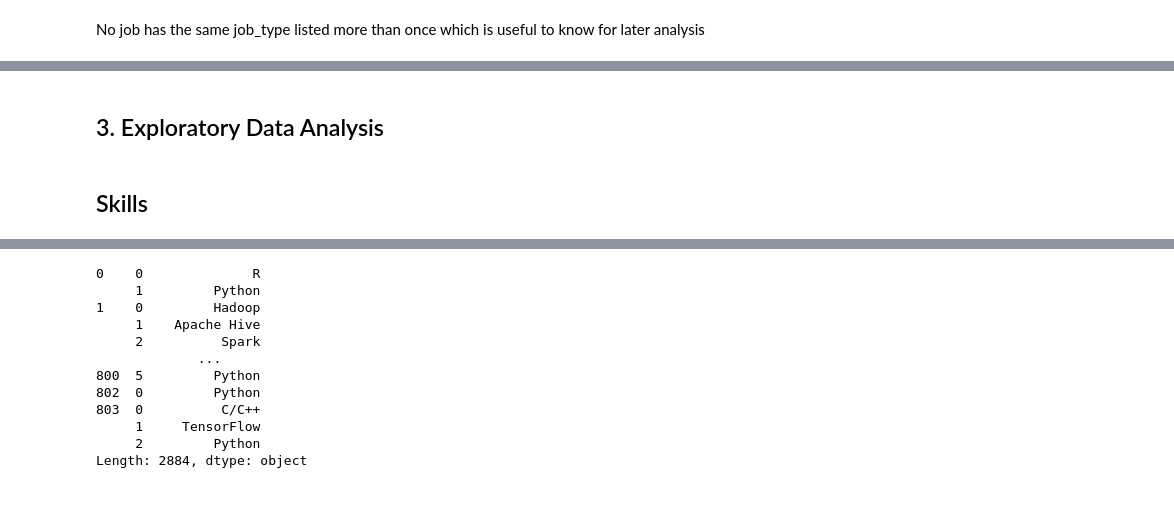
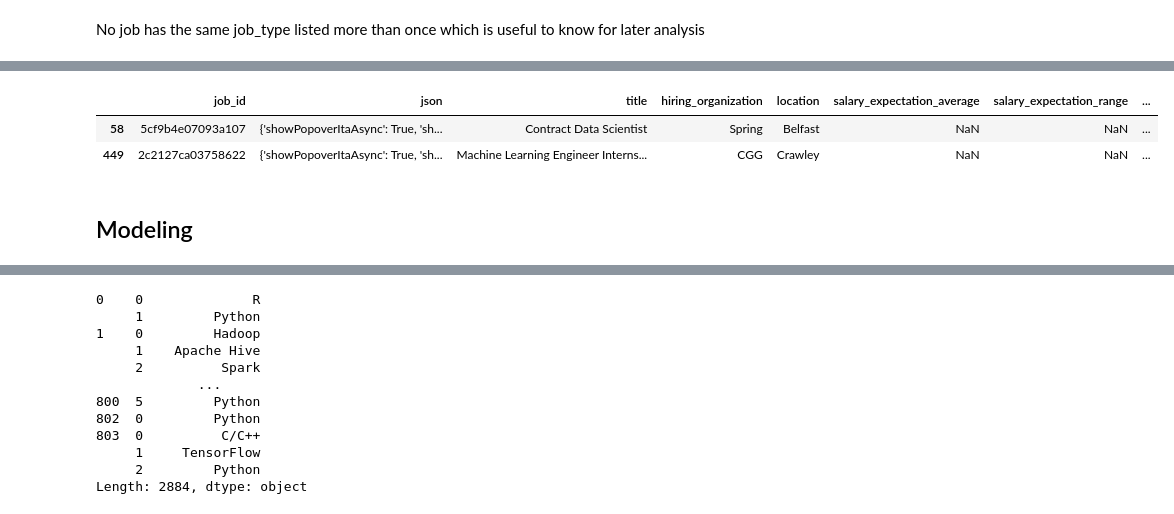
Before and after one commit to neilpmayhew/udacity-data-scientist-nd, a Jupyter notebook: 01-data-science-blog/uk-data-science-job-analysis.ipynb, the cells around one changed output, grey strips where cells are left out. Saved outputs shown, nothing was run; the diff lists cells and outputs as text; code cells hidden in the pictures.

```diff
--- a/01-data-science-blog/uk-data-science-job-analysis.ipynb
+++ b/01-data-science-blog/uk-data-science-job-analysis.ipynb
@@ -241,9 +279,14 @@ df_job_details_PrePro.loc[(df_job_details['job_type'].isna()) & (df_job_details_
+# %%
+# Verify the rows updated
+df_job_details_PrePro.iloc[[58,449]]
+# %% [output]
+|  | job_id | json | title | hiring_organization | location | salary_expectation_average | salary_expectation_range | ... |
+| 58 | 5cf9b4e07093a107 | {'showPopoverItaAsync': True, 'sh... | Contract Data Scientist | Spring | Belfast | NaN | NaN | ... |
+| 449 | 2c2127ca03758622 | {'showPopoverItaAsync': True, 'sh... | Machine Learning Engineer Interns... | CGG | Crawley | NaN | NaN | ... |
 # %%
 # Save data to disk again post Pre-Processing
 df_job_details_PrePro.to_pickle(preprocessed_file_name)
-# %% [markdown]
-## 3. Exploratory Data Analysis
+# %% [markdown]
+## Modeling
 # %%
 df_job_details = pd.read_pickle(preprocessed_file_name)
-# %% [markdown]
-## Skills
```
Also changed, not shown: parts of 27 cells of this notebook, 1 other file.
